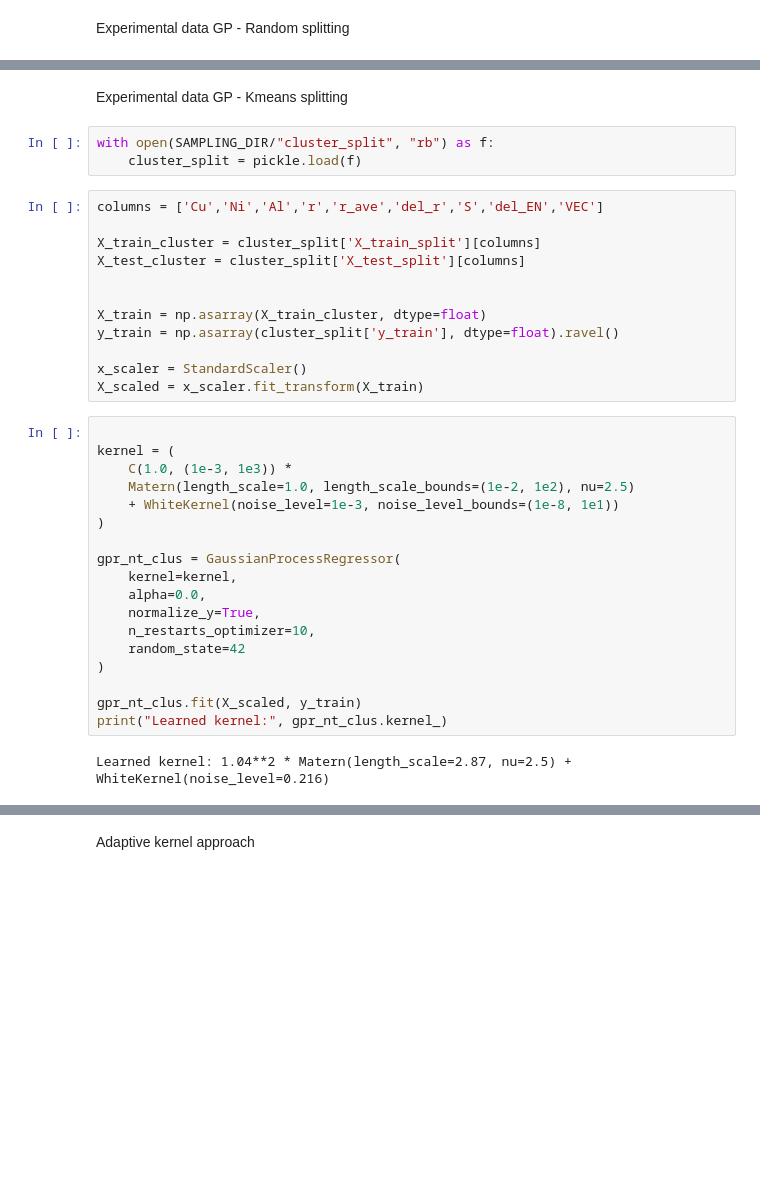
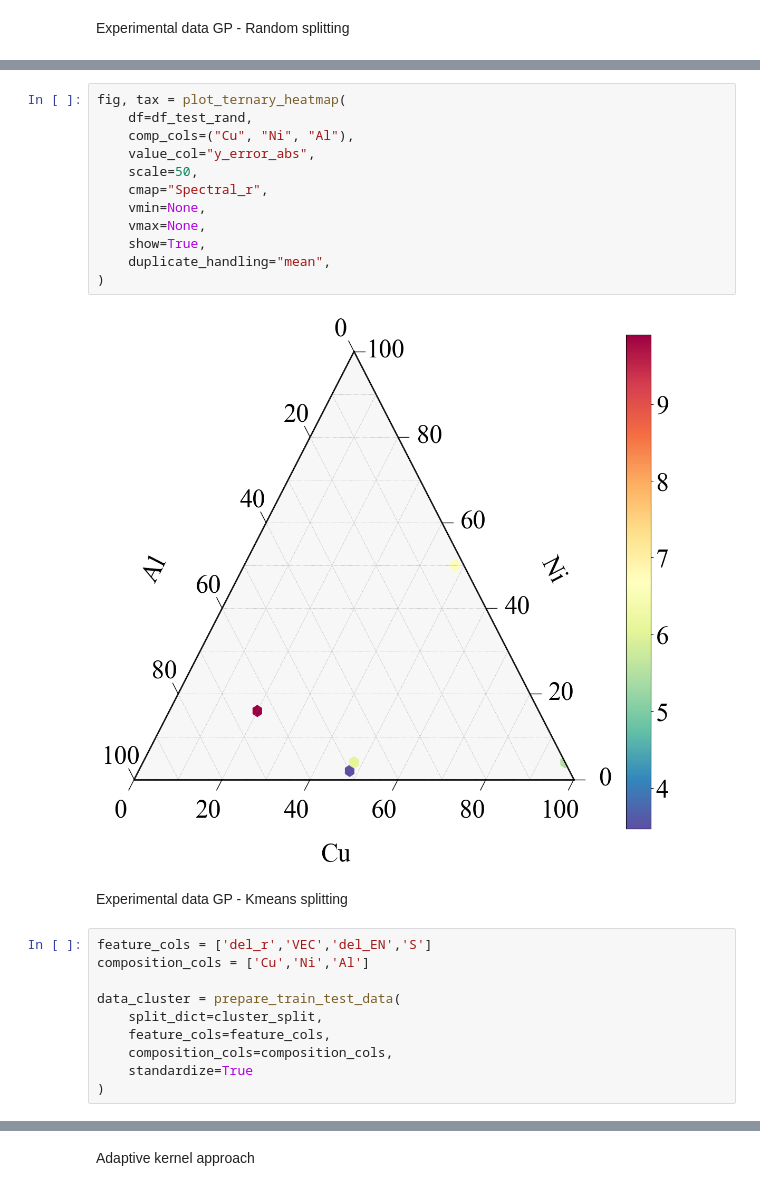
Before and after one commit to linarojas0824/Hybrid-Experimental-Data-Driven-Workflow, a Jupyter notebook: scripts/Notebooks/02_Model Training GP.ipynb, the cells around one changed output, grey strips where cells are left out. Saved outputs shown, nothing was run; the diff lists cells and outputs as text; blank space fills up the shorter version.

```diff
--- a/scripts/Notebooks/02_Model Training GP.ipynb
+++ b/scripts/Notebooks/02_Model Training GP.ipynb
@@ -77,37 +295,26 @@ with open(PREDICTIONS_DIR/"GP-Experiments/gp_random_split", "wb") as f:
+# %%
+fig, tax = plot_ternary_heatmap(
+    df=df_test_rand,
+    comp_cols=("Cu", "Ni", "Al"),
+    value_col="y_error_abs",
+    scale=50,
+    cmap="Spectral_r",
+    vmin=None,
+    vmax=None,
+    show=True,
+    duplicate_handling="mean",
+)
+# %% [output]
+[figure, added]
 # %% [markdown]
 Experimental data GP - Kmeans splitting
 # %%
-with open(SAMPLING_DIR/"cluster_split", "rb") as f:
-    cluster_split = pickle.load(f)
+feature_cols = ['del_r','VEC','del_EN','S']
+composition_cols = ['Cu','Ni','Al']
+
+data_cluster = prepare_train_test_data(
+    split_dict=cluster_split,
+    feature_cols=feature_cols,
+    composition_cols=composition_cols,
+    standardize=True
+)
-# %%
-columns = ['Cu','Ni','Al','r','r_ave','del_r','S','del_EN','VEC']
-
-X_train_cluster = cluster_split['X_train_split'][columns]
-X_test_cluster = cluster_split['X_test_split'][columns]
-
-
-X_train = np.asarray(X_train_cluster, dtype=float)
-y_train = np.asarray(cluster_split['y_train'], dtype=float).ravel()
-
-x_scaler = StandardScaler()
-X_scaled = x_scaler.fit_transform(X_train)
-# %%
-
-kernel = (
-    C(1.0, (1e-3, 1e3)) *
-    Matern(length_scale=1.0, length_scale_bounds=(1e-2, 1e2), nu=2.5)
-    + WhiteKernel(noise_level=1e-3, noise_level_bounds=(1e-8, 1e1))
-)
-
-gpr_nt_clus = GaussianProcessRegressor(
-    kernel=kernel,
-    alpha=0.0,
-    normalize_y=True,
-    n_restarts_optimizer=10,
-    random_state=42
-)
-
-gpr_nt_clus.fit(X_scaled, y_train)
-print("Learned kernel:", gpr_nt_clus.kernel_)
-# %% [output]
-Learned kernel: 1.04**2 * Matern(length_scale=2.87, nu=2.5) + WhiteKernel(noise_level=0.216)
```
Also changed, not shown: parts of 22 cells of this notebook, 17 other files.
